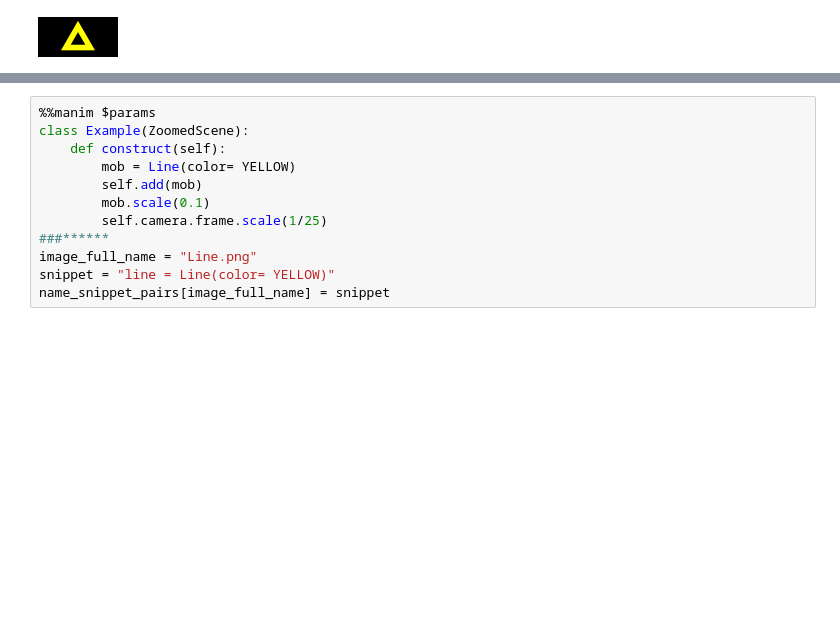
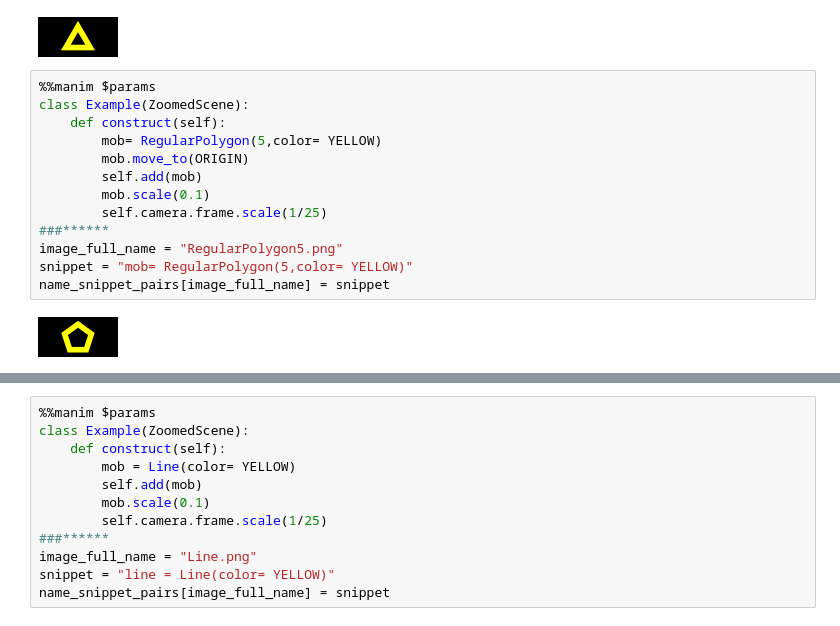
Before and after one commit to kolibril13/mobject-gallery, a Jupyter notebook: Mobjects_Basics.ipynb, the cells around one changed output, grey strips where cells are left out. Cells and saved outputs as stored; diff of their text form; blank space fills up the shorter version.

Commit message:
added polygon

```diff
--- a/Mobjects_Basics.ipynb
+++ b/Mobjects_Basics.ipynb
@@ -204,3 +204,18 @@ snippet = "mob = Triangle(color = YELLOW)"
 name_snippet_pairs[image_full_name] = snippet
 # %% [output]
 [figure]
+# %%
+%%manim $params
+class Example(ZoomedScene):
+    def construct(self):
+        mob= RegularPolygon(5,color= YELLOW)
+        mob.move_to(ORIGIN)
+        self.add(mob)
+        mob.scale(0.1)
+        self.camera.frame.scale(1/25)
+###******
+image_full_name = "RegularPolygon5.png"
+snippet = "mob= RegularPolygon(5,color= YELLOW)"
+name_snippet_pairs[image_full_name] = snippet
+# %% [output]
+[figure, added]
```
Also changed, not shown: parts of 4 cells of this notebook, 17 other files.
